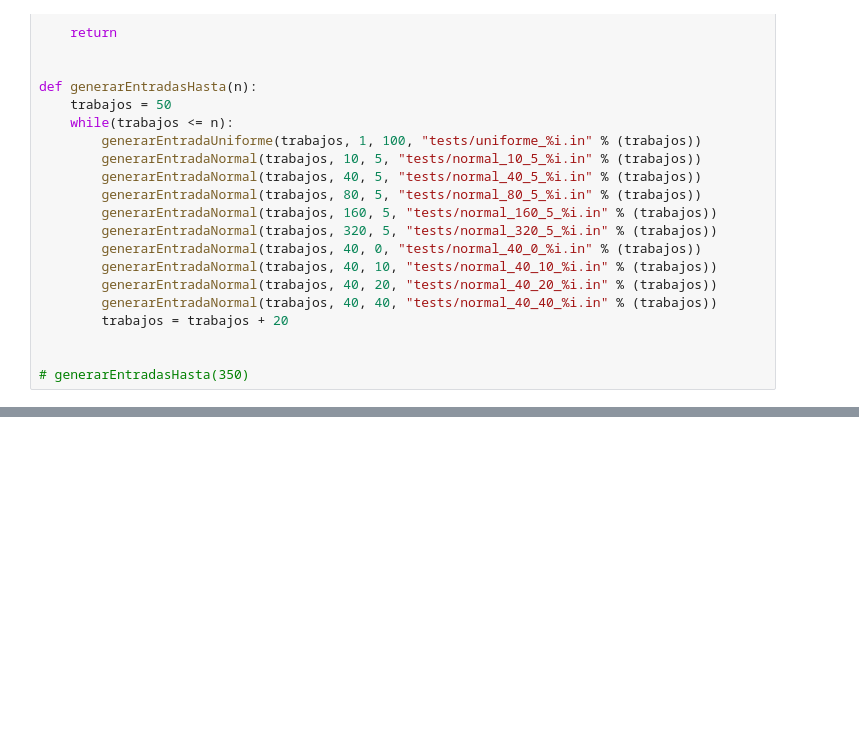
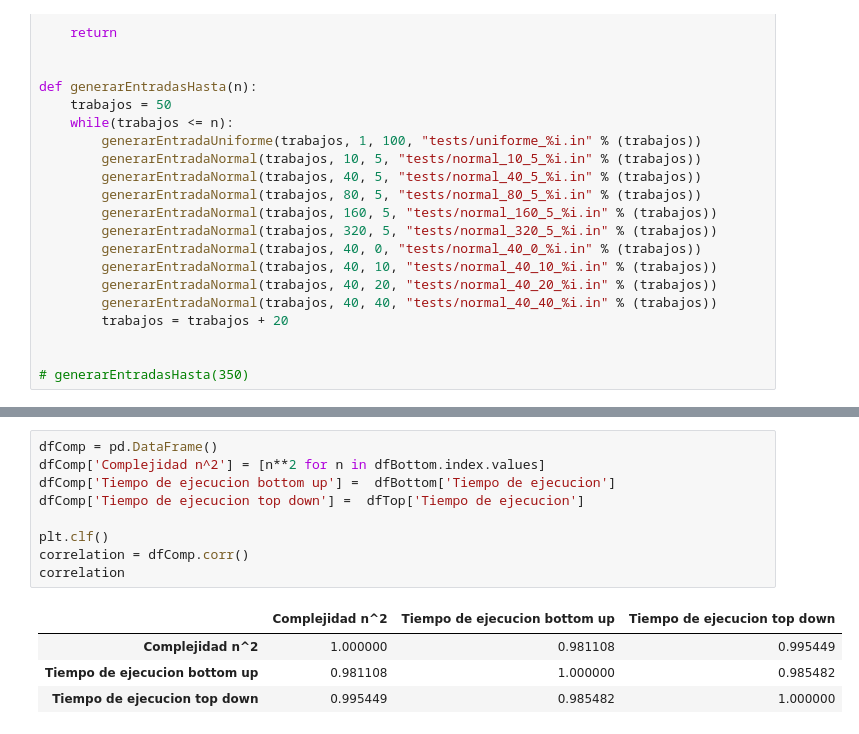
Before and after one commit to cat-j/startup2-algo3, a Jupyter notebook: ej1/Untitled.ipynb, the cells around one changed output, grey strips where cells are left out. Cells and saved outputs as stored; diff of their text form; blank space fills up the shorter version.

```diff
--- a/ej1/Untitled.ipynb
+++ b/ej1/Untitled.ipynb
@@ -85,0 +117,14 @@ generarEntradaNormalHasta(100, 160, 5, "tests/creciente.test-in")
+# %%
+dfComp = pd.DataFrame()
+dfComp['Complejidad n^2'] = [n**2 for n in dfBottom.index.values]
+dfComp['Tiempo de ejecucion bottom up'] =  dfBottom['Tiempo de ejecucion']
+dfComp['Tiempo de ejecucion top down'] =  dfTop['Tiempo de ejecucion']
+
+plt.clf()
+correlation = dfComp.corr()
+correlation
+# %% [output]
+|  | Complejidad n^2 | Tiempo de ejecucion bottom up | Tiempo de ejecucion top down |
+| Complejidad n^2 | 1.000000 | 0.981108 | 0.995449 |
+| Tiempo de ejecucion bottom up | 0.981108 | 1.000000 | 0.985482 |
+| Tiempo de ejecucion top down | 0.995449 | 0.985482 | 1.000000 |
```
Also changed, not shown: parts of 8 cells of this notebook.
